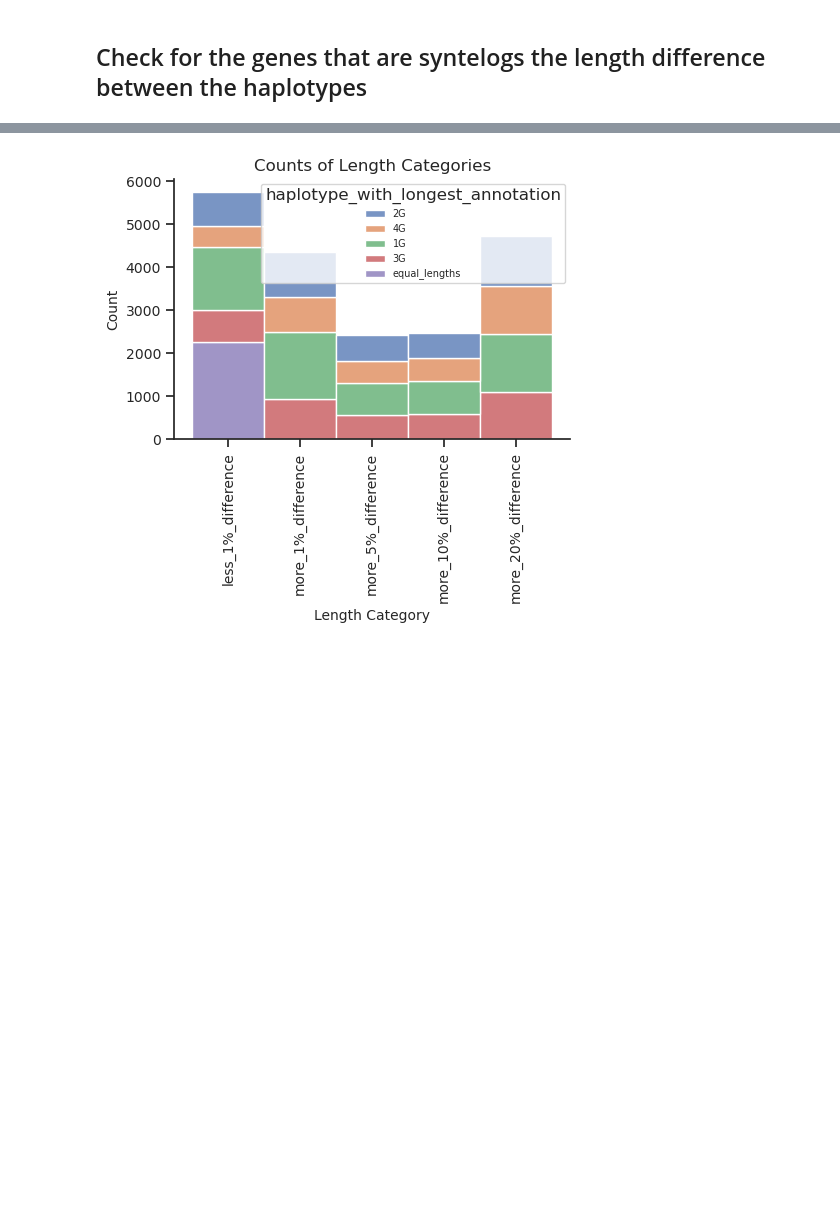
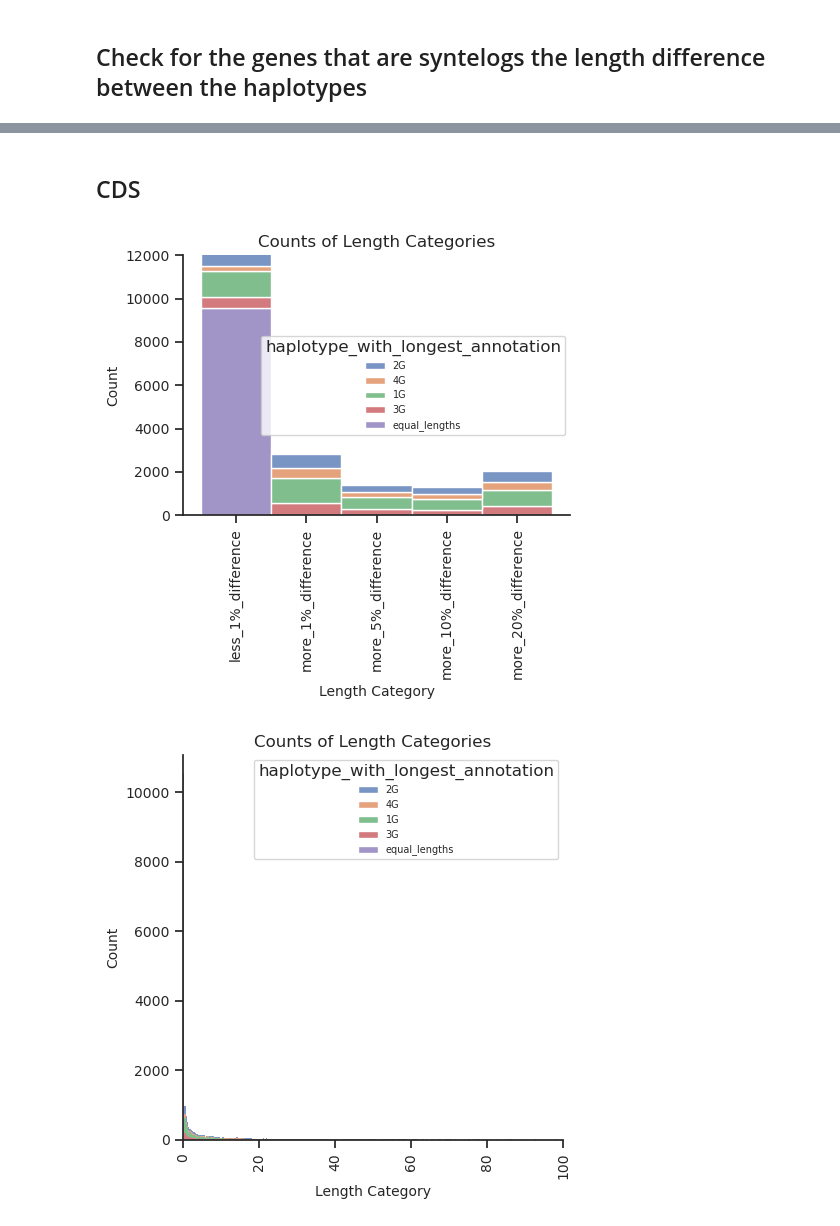
Before and after one commit to NIB-SI/syntelogfinder, a Jupyter notebook: scripts/GENESPACE.ipynb, the cells around one changed output, grey strips where cells are left out. Cells and saved outputs as stored; diff of their text form; code cells hidden in the pictures; blank space fills up the shorter version.

```diff
--- a/scripts/GENESPACE.ipynb
+++ b/scripts/GENESPACE.ipynb
@@ -221,0 +244,20 @@ pangenes = pangenes.drop_duplicates()
+# %%
+# pangenes_file = "/scratch/nadjafn/potato-allelic-orthogroups/results/03_GENESPACE/De_v1.functional_annotations_nodigits_genespace.tsv"
+pangenes_file = "/scratch/nadjafn/potato-allelic-orthogroups/results/03_GENESPACE/ATL_v3.hc_gene_models.repr_genespace.tsv"
+# gff_file = "/scratch/nadjafn/potato-allelic-orthogroups/results/0_LongestIsofrom/Desiree.longest_isoforms.gff"
+gff_file = "/scratch/nadjafn/potato-allelic-orthogroups/results/0_LongestIsofrom/ATL_v3.hc_gene_models.repr.longest_isoforms.gff"
+
+# pangenes_file = "/scratch/nadjafn/potato-allelic-orthogroups/work/fe/f989cd4f2bfaeee4e67468fdd5ad2c/ATL_v3.hc_gene_models.repr_genespace.tsv"
+pangenes = pd.read_csv(pangenes_file, sep="\t", header=0, index_col=False)
+gff = pd.read_csv(gff_file, sep="\t", header=None, index_col=False, comment='#')
+gff.columns = ['seqid', 'source', 'type', 'start', 'end', 'score', 'strand', 'phase', 'attributes']
+# only keep the mRNA entries
+gff = gff[gff['type'] == 'mRNA']
+gff['ID'] = gff['attributes'].str.extract(r'ID=(.*?);')
+# delete the attributes column
+gff = gff.drop(columns=['attributes'])
+
+
+# drop last of the duplicated rows
+pangenes = pangenes.drop_duplicates()
+gff
@@ -272,0 +342,19 @@ synteny_counts.plot.pie(autopct='%1.1f%%', startangle=90)
+# %%
+
+# if a gene is not in the top ten categories, replace it by "other"
+pangenes['synteny_category'] = pangenes['synteny_category'].apply(lambda x: x if x in synt_counts.index[:5] else 'other')
+synt_counts = gff_pangenes['synteny_category'].value_counts()
+# count the occurence of each synteny category
+synteny_counts = gff_pangenes['synteny_category'].value_counts()
+print(synteny_counts)
+# sort the dataframe by the synteny category alphabetically
+synteny_counts.sort_index(inplace=True)
+
+explode = (0.6, 0.4, 0.3,0.1,0.2,  0, 0, 0)
+def func(pct, allvalues):
+    absolute = int(pct / 100.*np.sum(allvalues))
+    return "{:.1f}%\n({:d})".format(pct, absolute)
+# make a pie charr to show the distribution of synteny categories
+synteny_counts.plot.pie(startangle=90, explode=explode, autopct= lambda pct: func(pct, synteny_counts))
+# # print the genes that have nan values in the synteny category
+gff_pangenes[gff_pangenes['synteny_category'] == 'nan']
@@ -289,37 +437,42 @@ pangenes = pangenes.rename(columns={'variable': 'haplotype'})
+# %% [markdown]
+## CDS
 # %%
-ref_lengths = get_transcript_lengths_exon('/scratch/nadjafn/potato-allelic-orthogroups/results/0_LongestIsofrom/Desiree.longest_isoforms.gff')
-#ref_lengths = get_transcript_lengths_exon('/scratch/nadjafn/potato-allelic-orthogroups/results/0_LongestIsofrom/ATL_v3.hc_gene_models.repr.longest_isoforms.gff')
+ref_lengths = get_transcript_lengths_CDS('/scratch/nadjafn/potato-allelic-orthogroups/results/0_LongestIsofrom/Desiree.longest_isoforms.gff')
+#ref_lengths = get_transcript_lengths_CDS('/scratch/nadjafn/potato-allelic-orthogroups/results/0_LongestIsofrom/ATL_v3.hc_gene_models.repr.longest_isoforms.gff')
 ref_lengths['haplotype_id'] = ref_lengths.index
 
 # Merge the two dataframes
 df_synt_lengths = pd.merge(pangenes, ref_lengths, on='haplotype_id', how='inner')
 
 # group the haplotypes ids by synteny id
 haplotype_ids = df_synt_lengths.groupby('Synt_id')['haplotype_id'].apply(list).reset_index()
 
 # sort by Synt_id and print duplicated ones
 haplotype_ids = haplotype_ids.sort_values(by='Synt_id')
 
 # print duplicated Synt_ids to check if there are any
 df_synt_pivot = df_synt_lengths.pivot(index='Synt_id', columns=['haplotype'], values=['ref_length','parent_start'])
 # flatten the columns
 df_synt_pivot.columns = ['_'.join(col) for col in df_synt_pivot.columns]
 df_synt_pivot = pd.merge(df_synt_pivot, haplotype_ids, on='Synt_id', how='inner')
 
 
 # # drop the synteny id column
 # df_synt_pivot.index = df_synt_pivot['Synt_id']
 # df_synt_pivot = df_synt_pivot.drop(columns=['Synt_id'])
 # # rename the columns
 # df_synt_pivot
 df_synt_pivot.columns = ['Synt_id','ref_length_1G', 'ref_length_2G', 'ref_length_3G', 'ref_length_4G','parent_start_1G', 'parent_start_2G', 'parent_start_3G', 'parent_start_4G', 'haplotype_id']
 # drop rows with missing values
 df_synt_pivot = df_synt_pivot.dropna()
 df_length = add_length_category(df_synt_pivot)
+df_length = add_length_differences_percent(df_length)
 df_length_cat = add_longest_transcript(df_length)
 make_barplot(df_length_cat)
+make_histplot(df_length_cat)
 # %% [output]
-[figure, old version]
+[figure, new version]
+[figure, added]
 # %%
 # print the haplotype ids that have more than 20% difference in length
 df_length_cat[df_length_cat['length_category'] == 'more_20%_difference']['haplotype_id'].values
```
Also changed, not shown: parts of 11 cells of this notebook, 27 other files.
